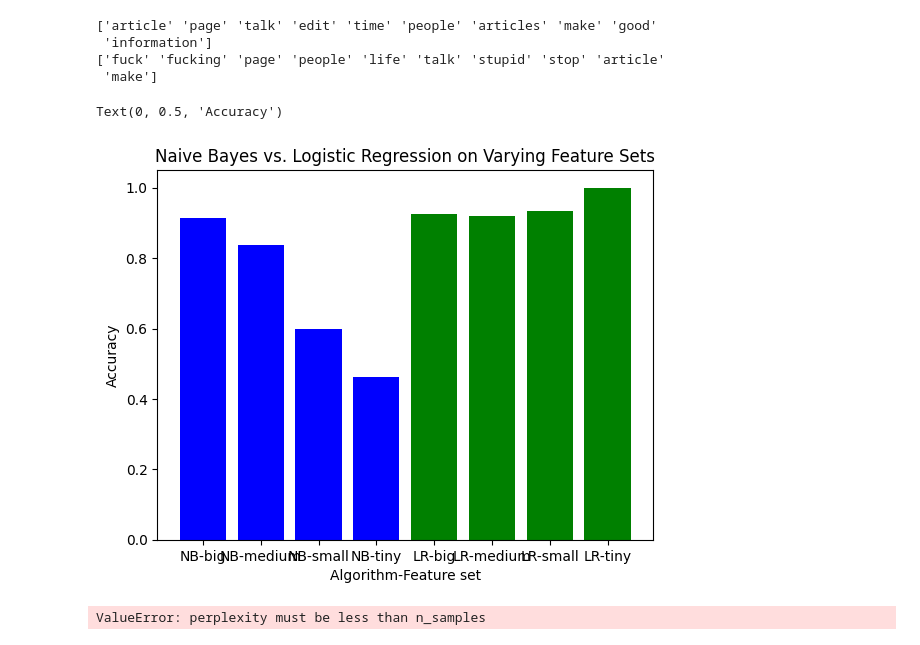
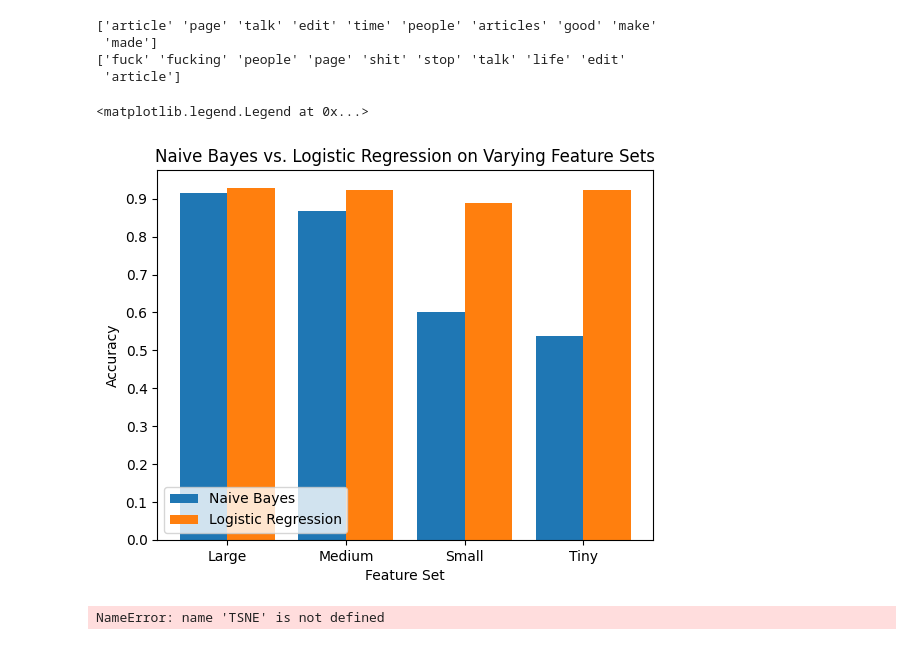
Before and after one commit to Carson-Loveless/Cpts-315-Final-Project, a Jupyter notebook: test.ipynb, the cells around one changed output. Saved outputs shown, nothing was run; the diff lists cells and outputs as text; code cells hidden in the pictures.

Commit message:
Changed the bar graph so its prettier, removed some unnecessary code, and changed the TSNE plot. Also added final version of report.

```diff
--- a/test.ipynb
+++ b/test.ipynb
@@ -13,8 +13,6 @@ from sklearn.manifold import TSNE
 import matplotlib.pyplot as plt
 import seaborn as sns
 
-np.set_printoptions(threshold=sys.maxsize)
-
 stop = set()
 
 flag =1
@@ -26,7 +24,6 @@ while flag == 1:
     stop.add(line[:-1])
 inFile.close()
 #GET THE TRAINING DATA PRE-PROCESSED
-#big = pd.read_csv('big_train.csv') #NOT WORKING YET
 big = pd.read_csv('big_train.csv')
 medium = pd.read_csv('medium_train.csv')
 small = pd.read_csv('small_train.csv')
@@ -63,8 +60,8 @@ features = count_vector.get_feature_names_out()
 X = bag_o_words
 Y = pd.DataFrame(list(tags.values()))[0]
 
-x_train, x_test, y_train, y_test = train_test_split(X, Y, test_size=0.3)
-nb = MultinomialNB().fit(x_train,y_train)
+bigx_train, x_test, bigy_train, y_test = train_test_split(X, Y, test_size=0.3)
+nb = MultinomialNB().fit(bigx_train,bigy_train)
 prediction = nb.predict(x_test)
 nb_large_accuracy = accuracy_score(y_test, prediction)
 
@@ -77,7 +74,7 @@ print(np.take(count_vector.get_feature_names_out(), toxic[:10]))
 
 
 lr = LogisticRegression()
-lr.fit(x_train, y_train)
+lr.fit(bigx_train, bigy_train)
 predict = lr.predict(x_test)
 lr_large_accuracy = accuracy_score(y_test, predict)
 
@@ -120,8 +117,7 @@ nb = MultinomialNB().fit(x_train, y_train)
 prediction = nb.predict(x_test)
 nb_small_accuracy = accuracy_score(y_test, prediction)
 
-lr = LogisticRegression()
-lr.fit(x_train, y_train)
+lr = LogisticRegression().fit(x_train, y_train)
 predict = lr.predict(x_test)
 lr_small_accuracy = accuracy_score(y_test, predict)
 
@@ -147,30 +143,39 @@ lr.fit(x_train, y_train)
 predict = lr.predict(x_test)
 lr_tiny_accuracy = accuracy_score(y_test, predict)
 # %% [output]
-['article' 'page' 'talk' 'edit' 'time' 'people' 'articles' 'make' 'good'
- 'information']
-['fuck' 'fucking' 'page' 'people' 'life' 'talk' 'stupid' 'stop' 'article'
- 'make']
+['article' 'page' 'talk' 'edit' 'time' 'people' 'articles' 'good' 'make'
+ 'made']
+['fuck' 'fucking' 'people' 'page' 'shit' 'stop' 'talk' 'life' 'edit'
+ 'article']
-# %%
-algorithm = ['NB-big', 'NB-medium', 'NB-small', 'NB-tiny', 'LR-big', 'LR-medium', 'LR-small', 'LR-tiny']
-accuracy = [nb_large_accuracy, nb_medium_accuracy, nb_small_accuracy, nb_tiny_accuracy, lr_large_accuracy, lr__medium_accuracy, lr_small_accuracy, lr_tiny_accuracy]
-colors = ['blue', 'blue', 'blue', 'blue', 'green', 'green', 'green', 'green']
-plt.bar(algorithm, accuracy, color=colors)
-plt.title("Naive Bayes vs. Logistic Regression on Varying Feature Sets")
-plt.xlabel("Algorithm-Feature set")
-plt.ylabel("Accuracy")
-# %% [output]
-Text(0, 0.5, 'Accuracy')
-[figure, removed]
+# %%
+#BAR GRAPH
+
+width = 0.4
+df = pd.DataFrame.from_dict({'Size': ['Large', 'Medium', 'Small', 'Tiny'],
+                             'NB_Accuracy': [nb_large_accuracy, nb_medium_accuracy, nb_small_accuracy, nb_tiny_accuracy],
+                             'LR_Accuracy': [lr_large_accuracy, lr__medium_accuracy, lr_small_accuracy, lr_tiny_accuracy]})
+colors = ['blue', 'blue', 'blue', 'blue', 'green', 'green', 'green', 'green']
+x_axis = np.arange(len(df['Size']))
+plt.bar(x_axis - 0.2, height=df['NB_Accuracy'], width=width, label='Naive Bayes')
+plt.bar(x_axis + 0.2, height=df['LR_Accuracy'], width=width, label = 'Logistic Regression')
+plt.xticks(x_axis, df['Size'])
+plt.yticks(np.arange(0, 1, step=0.1))
+plt.title("Naive Bayes vs. Logistic Regression on Varying Feature Sets")
+plt.xlabel("Feature Set")
+plt.ylabel("Accuracy")
+plt.legend(loc='lower left')
+# %% [output]
+<matplotlib.legend.Legend at 0x...>
+[figure, added]
 # %%
-#TSNE STUFF
-tsne = TSNE(n_components=2)
-tsne_result = tsne.fit_transform(x_train)
+#TSNE PLOT
+tsne = TSNE(n_components=2, perplexity=60)
+tsne_result = tsne.fit_transform(bigx_train)
 
-y_train = y_train.replace(1, "toxic")
-y_train = y_train.replace(0, "clean")
+bigy_train = bigy_train.replace(1, "toxic")
+bigy_train = bigy_train.replace(0, "clean")
 tsne_result_df = pd.DataFrame(
-    {'x': tsne_result[:, 0], 'y': tsne_result[:, 1], 'label': y_train})
+    {'x': tsne_result[:, 0], 'y': tsne_result[:, 1], 'label': bigy_train})
 fig, ax = plt.subplots(1)
 sns.scatterplot(x='x', y='y', hue='label', style='label',
                 data=tsne_result_df, ax=ax)
@@ -180,4 +185,4 @@ ax.set_ylim(auto=1)
 ax.set_aspect('equal')
 ax.legend(bbox_to_anchor=(1.05, 1), loc=2, borderaxespad=0.0)
 # %% [output]
-ValueError: perplexity must be less than n_samples
+NameError: name 'TSNE' is not defined
```
Also changed, not shown: parts of 1 cell of this notebook, 1 other file.
